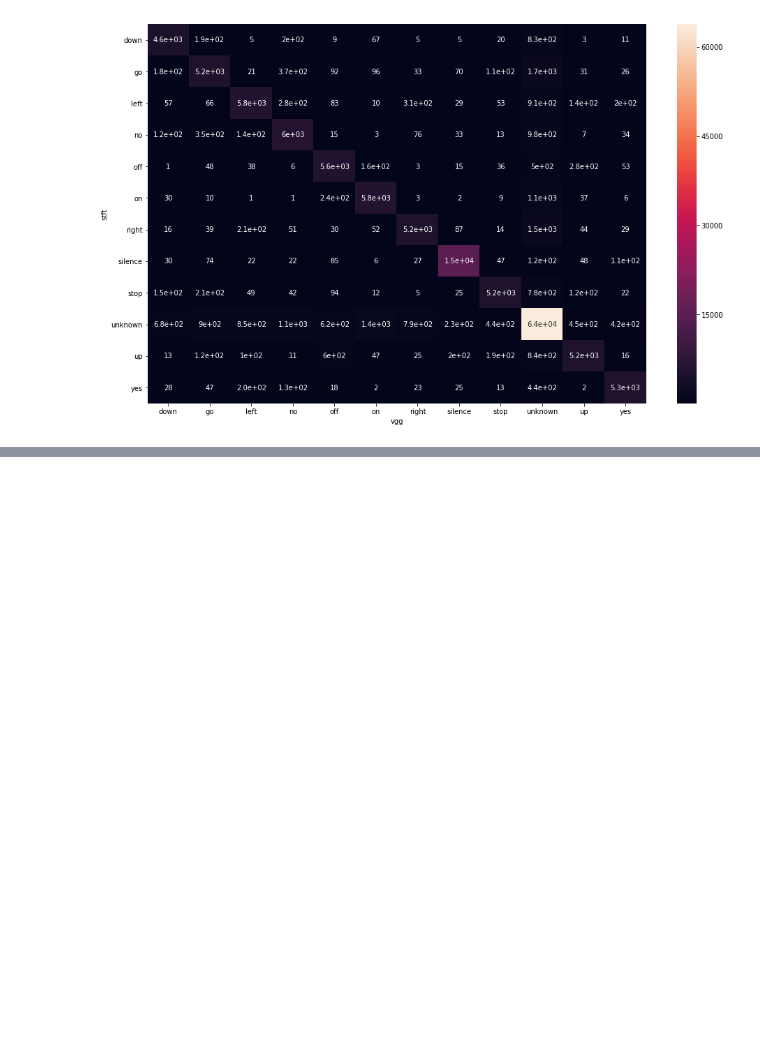
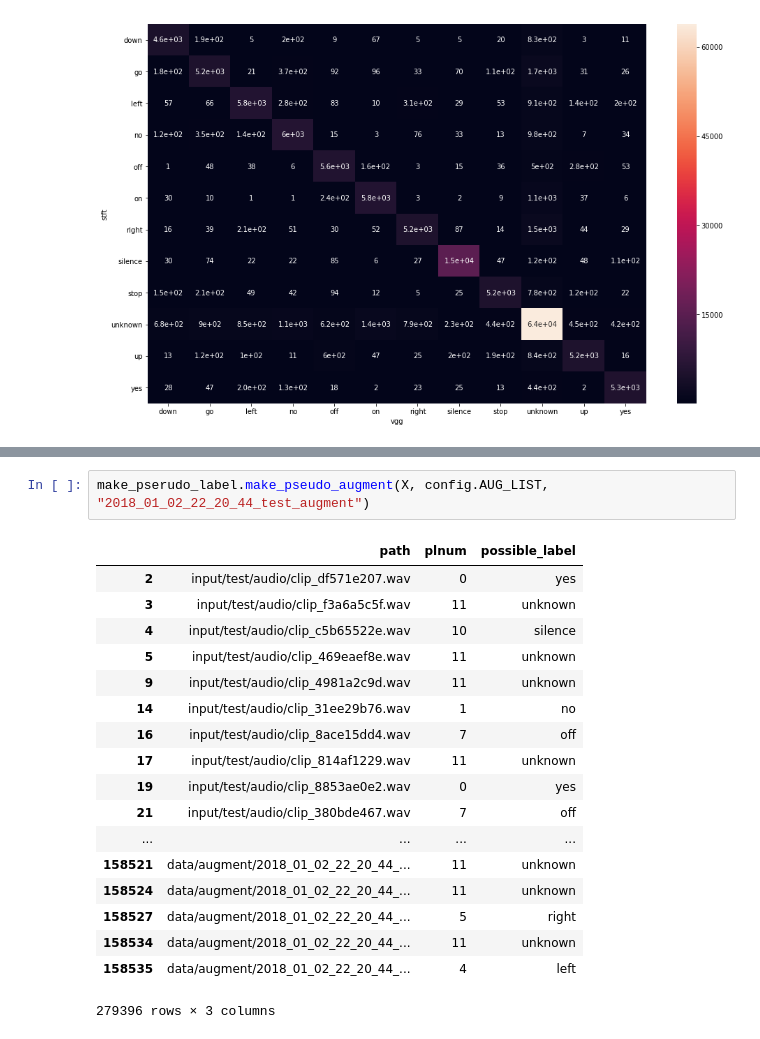
Before and after one commit to ireko8/kaggle-tensorflow-speech-recognition, a Jupyter notebook: Result_Visualize.ipynb, the cells around one changed output, grey strips where cells are left out. Saved outputs shown, nothing was run; the diff lists cells and outputs as text; blank space fills up the shorter version.

```diff
--- a/Result_Visualize.ipynb
+++ b/Result_Visualize.ipynb
@@ -119,0 +203,21 @@ new_df.head()
+# %%
+make_pserudo_label.make_pseudo_augment(X, config.AUG_LIST, "2018_01_02_22_20_44_test_augment")
+# %% [output]
+|  | path | plnum | possible_label |
+| 2 | input/test/audio/clip_df571e207.wav | 0 | yes |
+| 3 | input/test/audio/clip_f3a6a5c5f.wav | 11 | unknown |
+| 4 | input/test/audio/clip_c5b65522e.wav | 10 | silence |
+| 5 | input/test/audio/clip_469eaef8e.wav | 11 | unknown |
+| 9 | input/test/audio/clip_4981a2c9d.wav | 11 | unknown |
+| 14 | input/test/audio/clip_31ee29b76.wav | 1 | no |
+| 16 | input/test/audio/clip_8ace15dd4.wav | 7 | off |
+| 17 | input/test/audio/clip_814af1229.wav | 11 | unknown |
+| 19 | input/test/audio/clip_8853ae0e2.wav | 0 | yes |
+| 21 | input/test/audio/clip_380bde467.wav | 7 | off |
+| ... | ... | ... | ... |
+| 158521 | data/augment/2018_01_02_22_20_44_... | 11 | unknown |
+| 158524 | data/augment/2018_01_02_22_20_44_... | 11 | unknown |
+| 158527 | data/augment/2018_01_02_22_20_44_... | 5 | right |
+| 158534 | data/augment/2018_01_02_22_20_44_... | 11 | unknown |
+| 158535 | data/augment/2018_01_02_22_20_44_... | 4 | left |
+279396 rows × 3 columns
```
Also changed, not shown: parts of 16 cells of this notebook, 12 other files.
